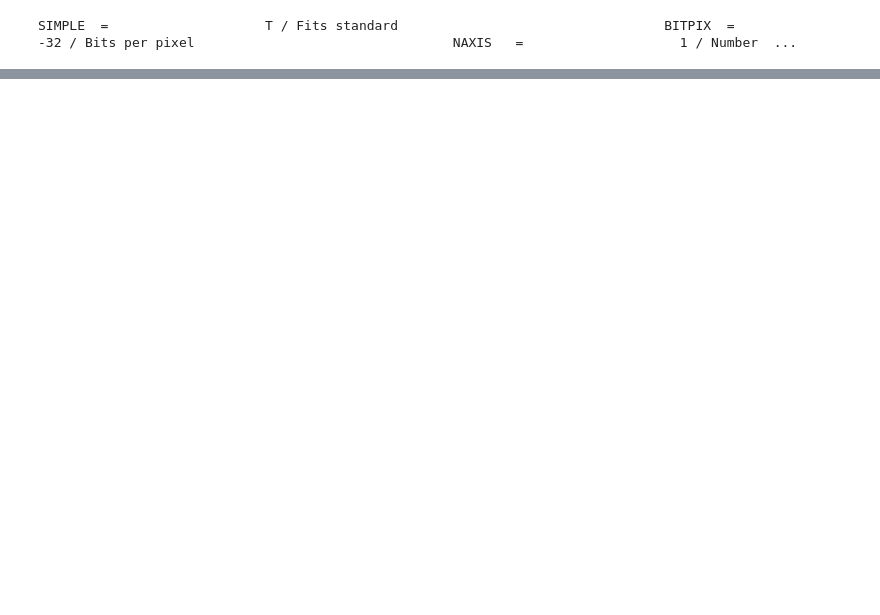
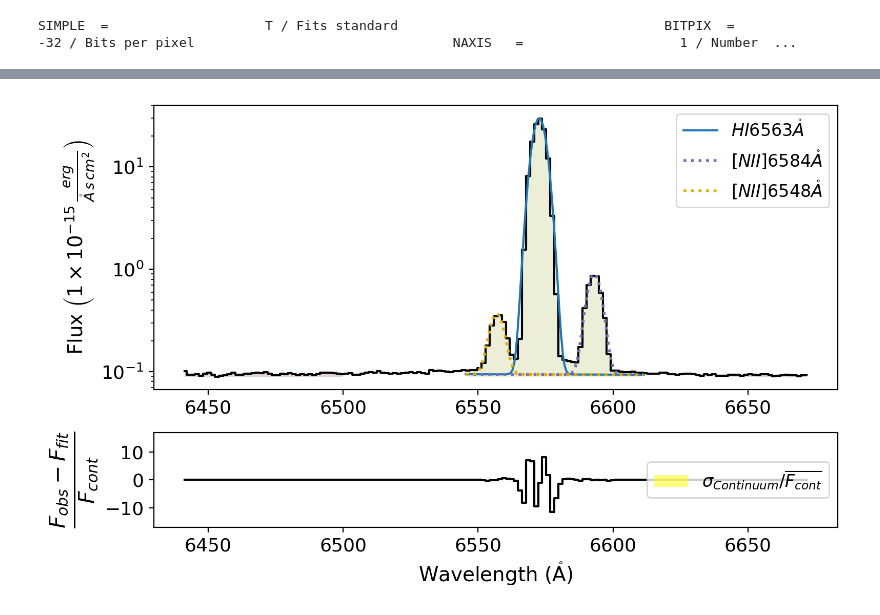
Before and after one commit to blnblnbln/TESIS, a Jupyter notebook: codes/flux copy.ipynb, the cells around one changed output, grey strips where cells are left out. Saved outputs shown, nothing was run; the diff lists cells and outputs as text; code cells hidden in the pictures; blank space fills up the shorter version.

```diff
--- a/codes/flux copy.ipynb
+++ b/codes/flux copy.ipynb
@@ -55,0 +56,12 @@ gp_spec.plot.bands()
+# %%
+# Line name and its location mask in the rest _frame
+line = 'H1_6563A'
+#band_edges = np.array([6438.03, 6508.66, 6535.10, 6600.95, 6627.70, 6661.82])
+band_edges = np.array([6438.03, 6508.66, 6535.10, 6600.95, 6627.70, 6661.82])
+# %%
+# Run the fitting and plot it
+%matplotlib inline
+gp_spec.fit.bands(line, band_edges)
+gp_spec.plot.bands()
+# %% [output]
+[figure, added]
```
Also changed, not shown: parts of 6 cells of this notebook, 1 other file.
